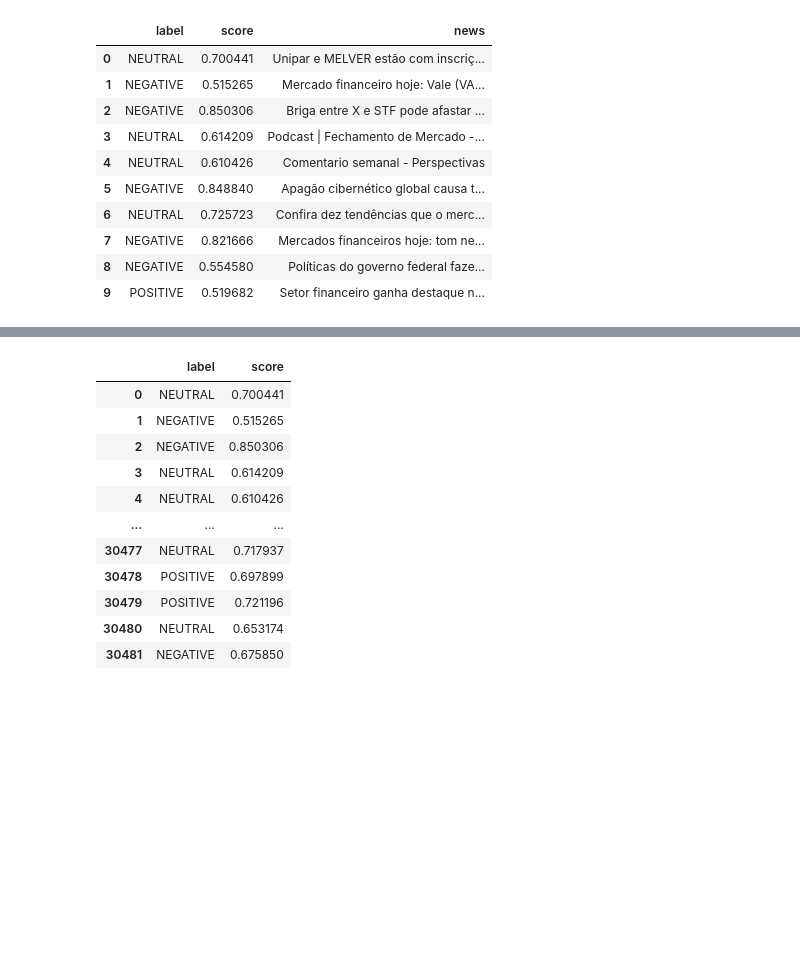
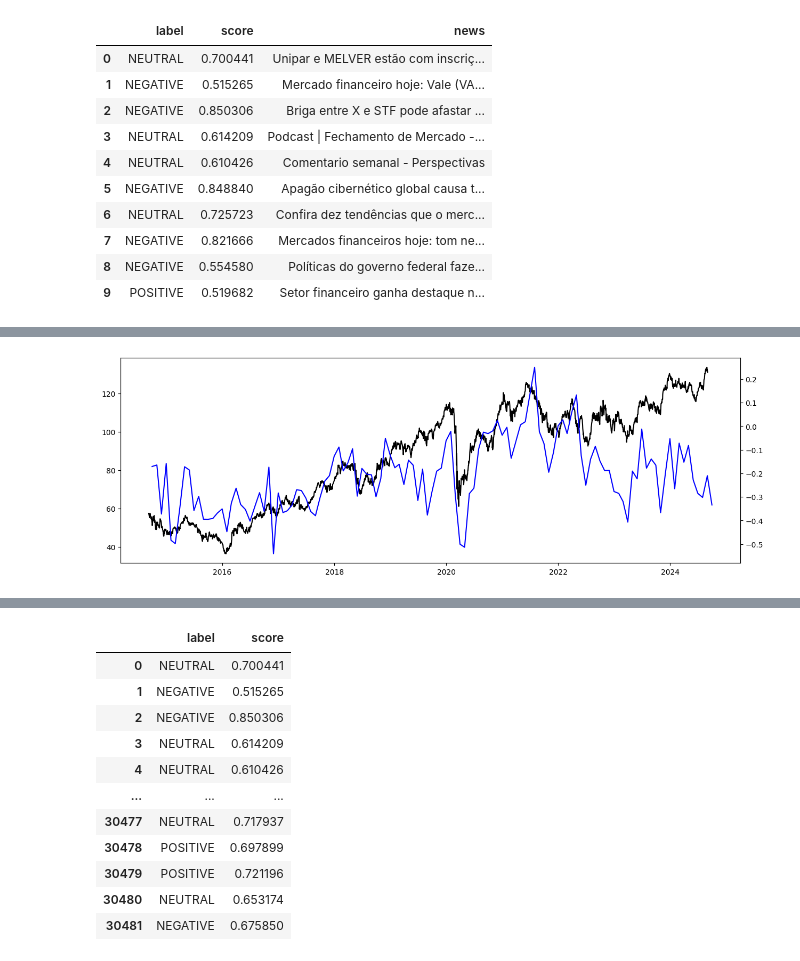
Before and after one commit to fea-dev-usp/quantamental-Dev_Wizards, a Jupyter notebook: quant/sentiment/finbert.ipynb, the cells around one changed output, grey strips where cells are left out. Saved outputs shown, nothing was run; the diff lists cells and outputs as text; code cells hidden in the pictures; blank space fills up the shorter version.

```diff
--- a/quant/sentiment/finbert.ipynb
+++ b/quant/sentiment/finbert.ipynb
@@ -75,0 +91,5 @@ display(
+# %%
+news.loc[news['Sentimento'] == 'POSITIVE', 'score_signal'] = news.loc[news['Sentimento'] == 'POSITIVE', 'Score']
+news.loc[news['Sentimento'] == 'NEGATIVE', 'score_signal'] = news.loc[news['Sentimento'] == 'NEGATIVE', 'Score'] * -1
+news.loc[news['Sentimento'] == 'NEUTRAL', 'score_signal'] = 0
+news
@@ -75,0 +110,6 @@ display(
+# %%
+news["Data"] = pd.to_datetime(news["Data"], format='%Y-%m-%d')
+# %%
+import yfinance as yf
+
+dados= yf.download('BOVA11.SA', start=min(news['Data']), end=max(news['Data']))['Adj Close']
@@ -75,0 +118,3 @@ display(
+# %%
+df_dia = news[news['Sentimento'] != 'NEUTRAL'].resample('M', on='Data')['score_signal', 'Score'].mean()
+df_dia.describe()
@@ -75,0 +131,12 @@ display(
+# %%
+import matplotlib.pyplot as plt
+
+fig, ax = plt.subplots(figsize=(15, 5))
+
+ax2 = ax.twinx()
+ax.plot(dados, color='black')
+ax2.plot(df_dia['score_signal'], color='blue')
+
+plt.show()
+# %% [output]
+[figure, added]
```
Also changed, not shown: parts of 9 cells of this notebook.
